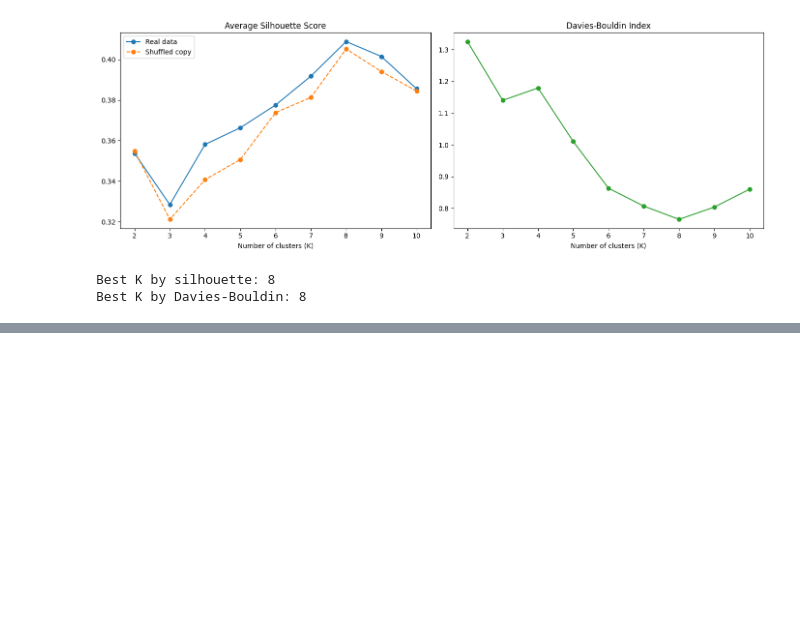
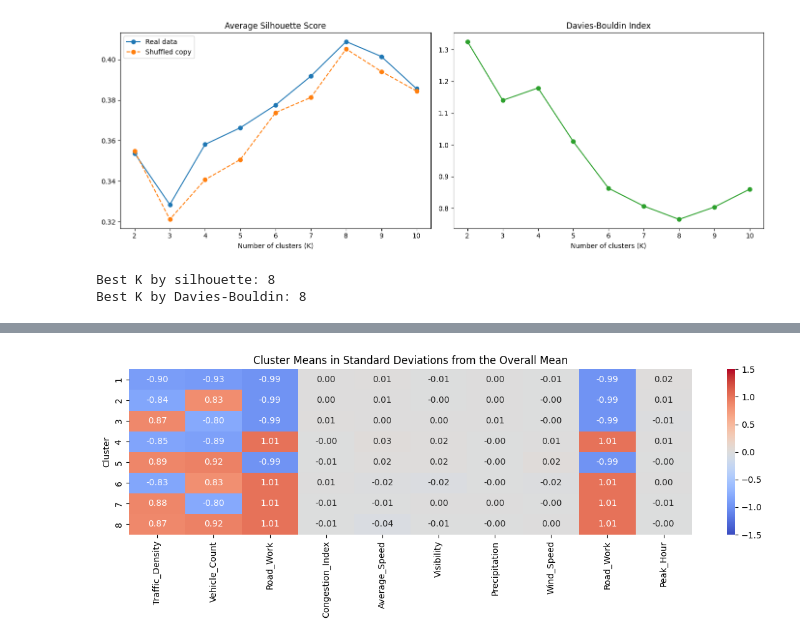
Before and after one commit to zeemohamed7/ai-traffic-project, a Jupyter notebook: IT7009_Traffic_Incident_Analysis.ipynb, the cells around one changed output, grey strips where cells are left out. Drawn from its saved outputs; the diff is of its cells as text; code cells hidden in the pictures; blank space fills up the shorter version.

```diff
--- a/IT7009_Traffic_Incident_Analysis.ipynb
+++ b/IT7009_Traffic_Incident_Analysis.ipynb
@@ -1961,0 +1991,19 @@ Best K by Davies-Bouldin: 8
+# %%
+final_model = KMeans(n_clusters=optimal_k, n_init=20, random_state=42)
+raw_labels = final_model.fit_predict(X_scaled)
+
+order = np.argsort(final_model.cluster_centers_.mean(axis=1))
+mapping = np.zeros(optimal_k, dtype=int)
+for new_id in range(optimal_k):
+    mapping[order[new_id]] = new_id + 1
+
+df_fs["Cluster"] = mapping[raw_labels]
+
+centroids_scaled = final_model.cluster_centers_[order]
+centroids_real = prep_cluster.named_steps["scaler"].inverse_transform(centroids_scaled)
+
+centroid_table = pd.DataFrame(centroids_real, columns=final_features, index=range(1, optimal_k + 1))
+centroid_table["Incidents"] = df_fs["Cluster"].value_counts().sort_index()
+centroid_table["Share (%)"] = centroid_table["Incidents"] / len(df_fs) * 100
+centroid_table.index.name = "Cluster"
+display(centroid_table.round(1))
@@ -1961,0 +2024,16 @@ Best K by Davies-Bouldin: 8
+# %%
+profile_columns = final_features + [
+    "Congestion_Index", "Average_Speed", "Visibility", "Precipitation",
+    "Wind_Speed", "Road_Work", "Peak_Hour"
+]
+
+profile = df_fs.groupby("Cluster")[profile_columns].mean()
+profile_z = (profile - df_fs[profile_columns].mean()) / df_fs[profile_columns].std()
+
+plt.figure(figsize=(12, 4.5))
+sns.heatmap(profile_z, annot=True, fmt=".2f", cmap="coolwarm", center=0, vmin=-1.5, vmax=1.5)
+plt.title("Cluster Means in Standard Deviations from the Overall Mean")
+plt.tight_layout()
+plt.show()
+# %% [output]
+[figure, added]
```
Also changed, not shown: parts of 14 cells of this notebook.
